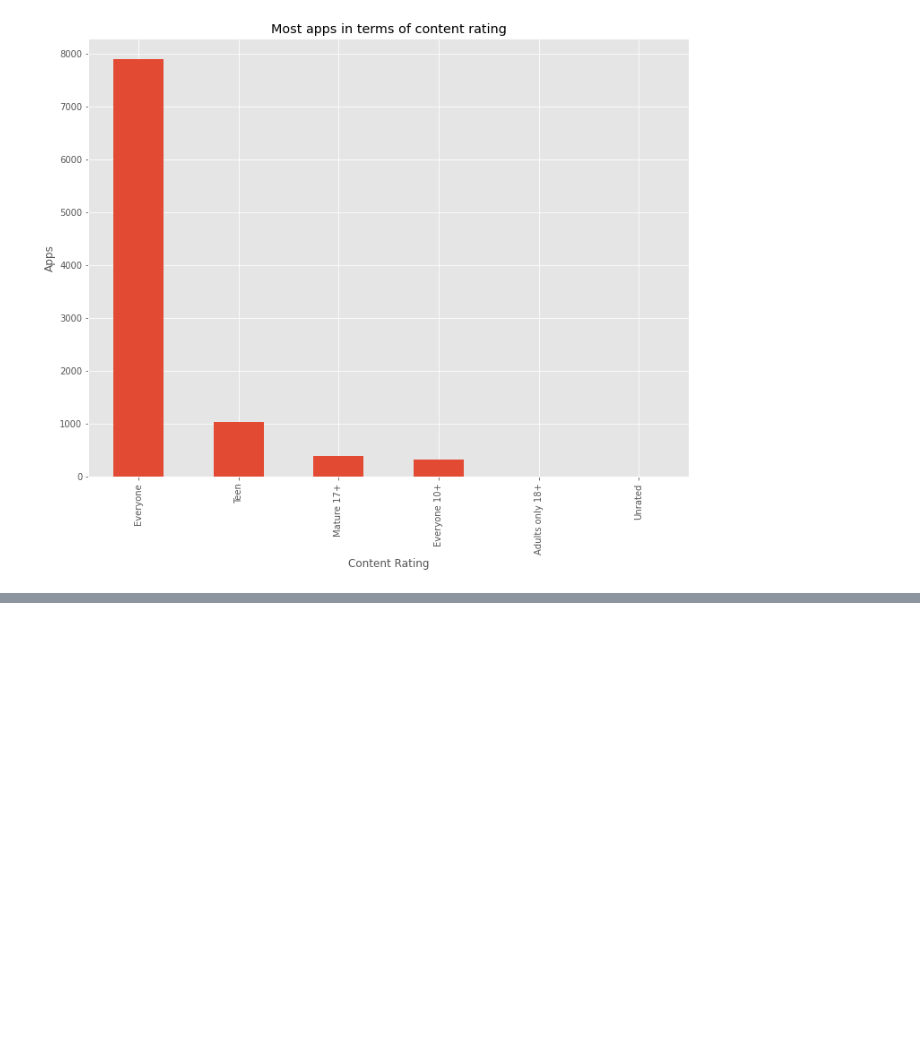
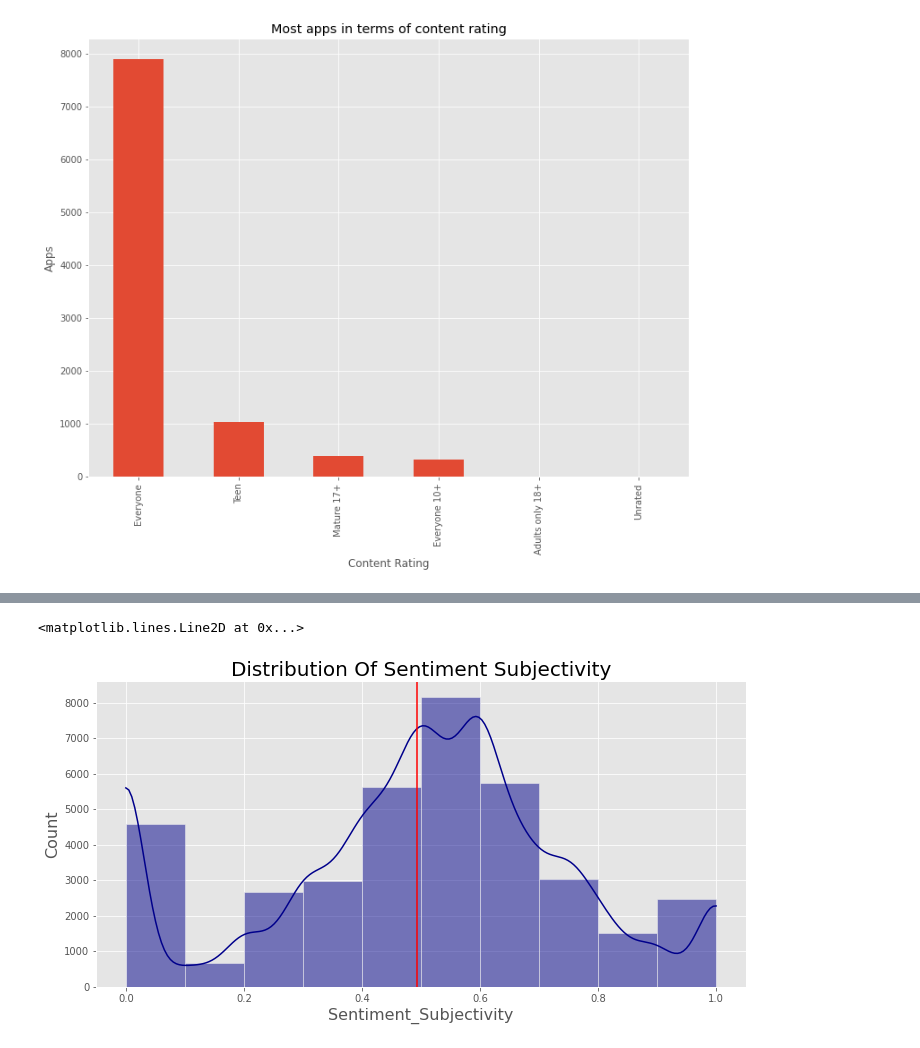
Before and after one commit to subodhsd/Play-Store-Analysis, a Jupyter notebook: Play_Store_App_Review_Analysis_Final.ipynb, the cells around one changed output, grey strips where cells are left out. Cells and saved outputs as stored; diff of their text form; code cells hidden in the pictures; blank space fills up the shorter version.

```diff
--- a/Play_Store_App_Review_Analysis_Final.ipynb
+++ b/Play_Store_App_Review_Analysis_Final.ipynb
@@ -712,0 +956,11 @@ fig.show()
+# %%
+#Distribution of sentiment subjectivity
+plt.style.use('ggplot')
+sns.displot(data=r_df['Sentiment_Subjectivity'],kde = True,height=5, aspect=2,color="darkblue",bins=10)
+plt.xlabel("Sentiment_Subjectivity", fontsize = 16)
+plt.ylabel("Count", fontsize = 16)
+plt.title("Distribution Of Sentiment Subjectivity", fontsize = 20)
+plt.axvline(x=r_df["Sentiment_Subjectivity"].mean(),color='red')
+# %% [output]
+<matplotlib.lines.Line2D at 0x...>
+[figure, added]
```
Also changed, not shown: parts of 38 cells of this notebook.
